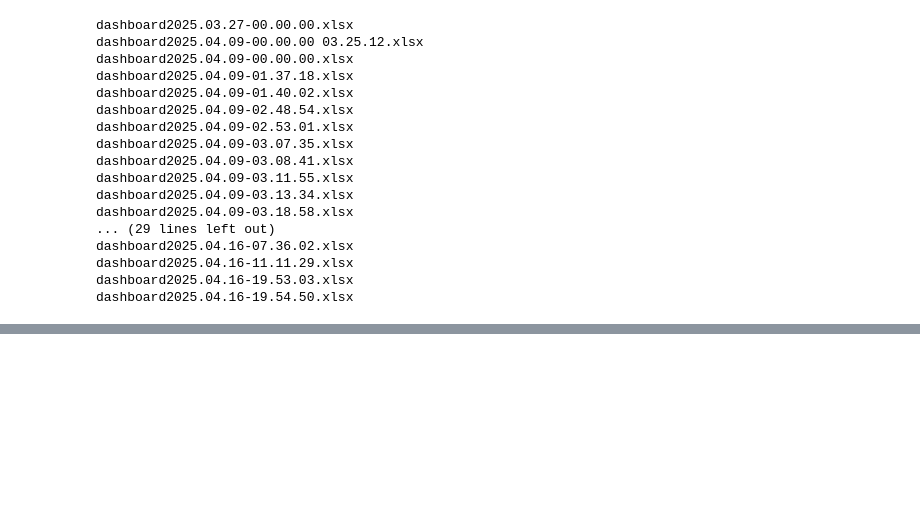
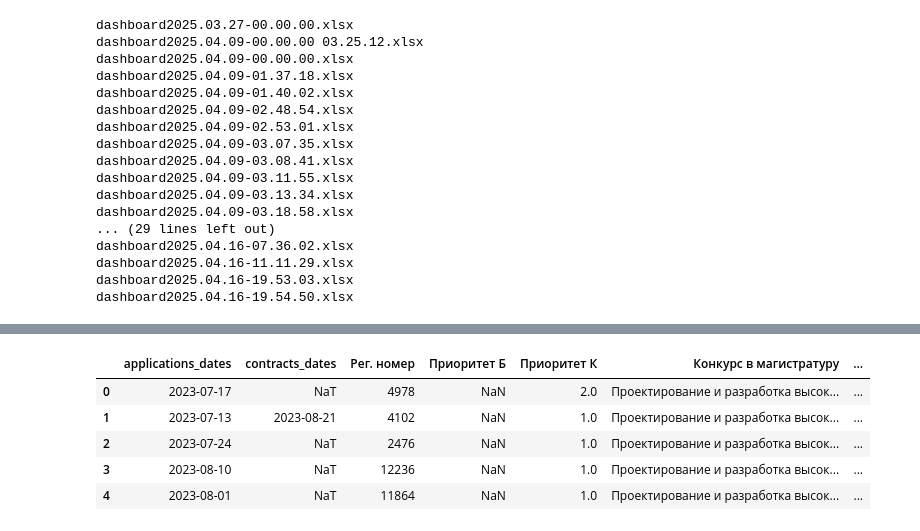
Before and after one commit to iasonov/HSE_dashboard, a Jupyter notebook: src/test.ipynb, the cells around one changed output, grey strips where cells are left out. Drawn from its saved outputs; the diff is of its cells as text; code cells hidden in the pictures; blank space fills up the shorter version.

```diff
--- a/src/test.ipynb
+++ b/src/test.ipynb
@@ -1499,0 +2183,9 @@ if update_google_dashboard:
+# %%
+asav_2023.head()
+# %% [output]
+|  | applications_dates | contracts_dates | Рег. номер | Приоритет Б | Приоритет К | Конкурс в магистратуру | ... |
+| 0 | 2023-07-17 | NaT | 4978 | NaN | 2.0 | Проектирование и разработка высок... | ... |
+| 1 | 2023-07-13 | 2023-08-21 | 4102 | NaN | 1.0 | Проектирование и разработка высок... | ... |
+| 2 | 2023-07-24 | NaT | 2476 | NaN | 1.0 | Проектирование и разработка высок... | ... |
+| 3 | 2023-08-10 | NaT | 12236 | NaN | 1.0 | Проектирование и разработка высок... | ... |
+| 4 | 2023-08-01 | NaT | 11864 | NaN | 1.0 | Проектирование и разработка высок... | ... |
```
Also changed, not shown: parts of 31 cells of this notebook, 7 other files.
